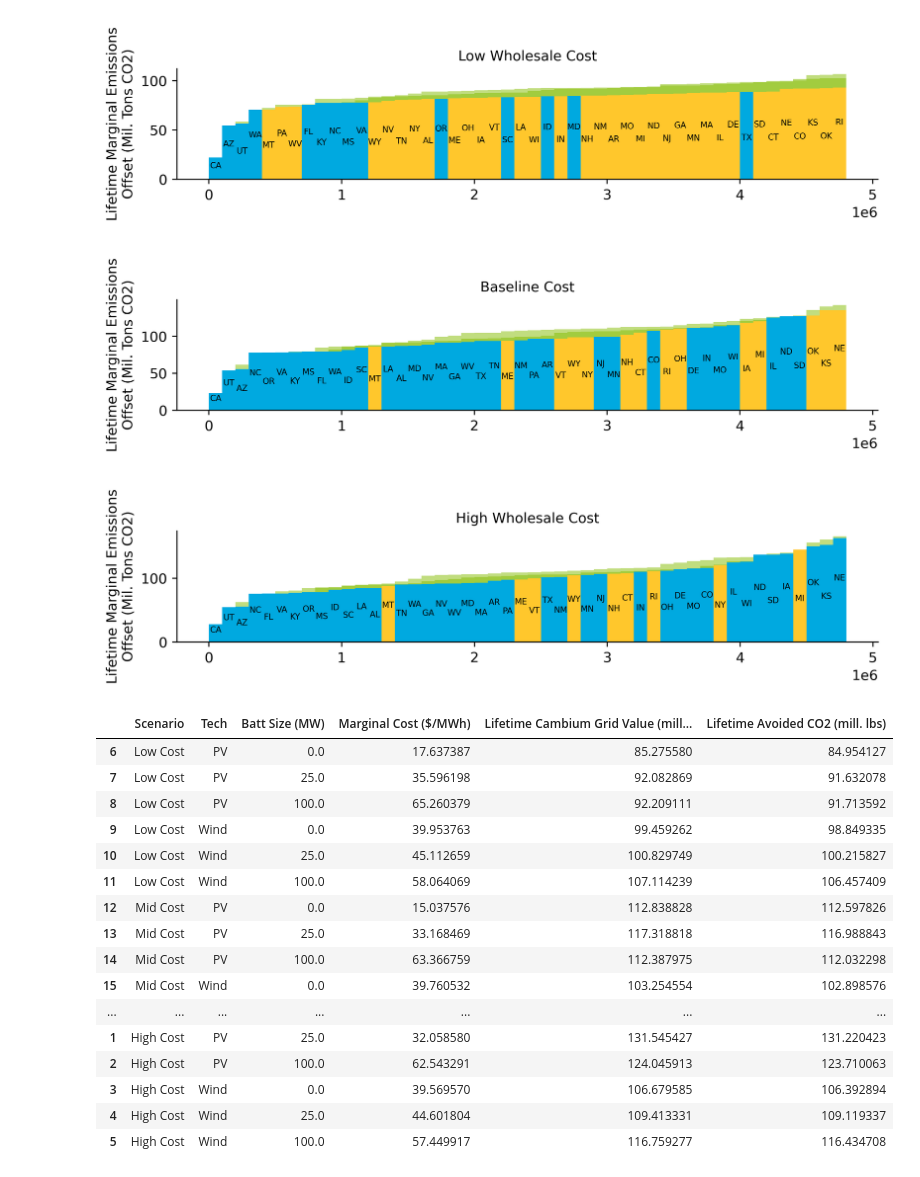
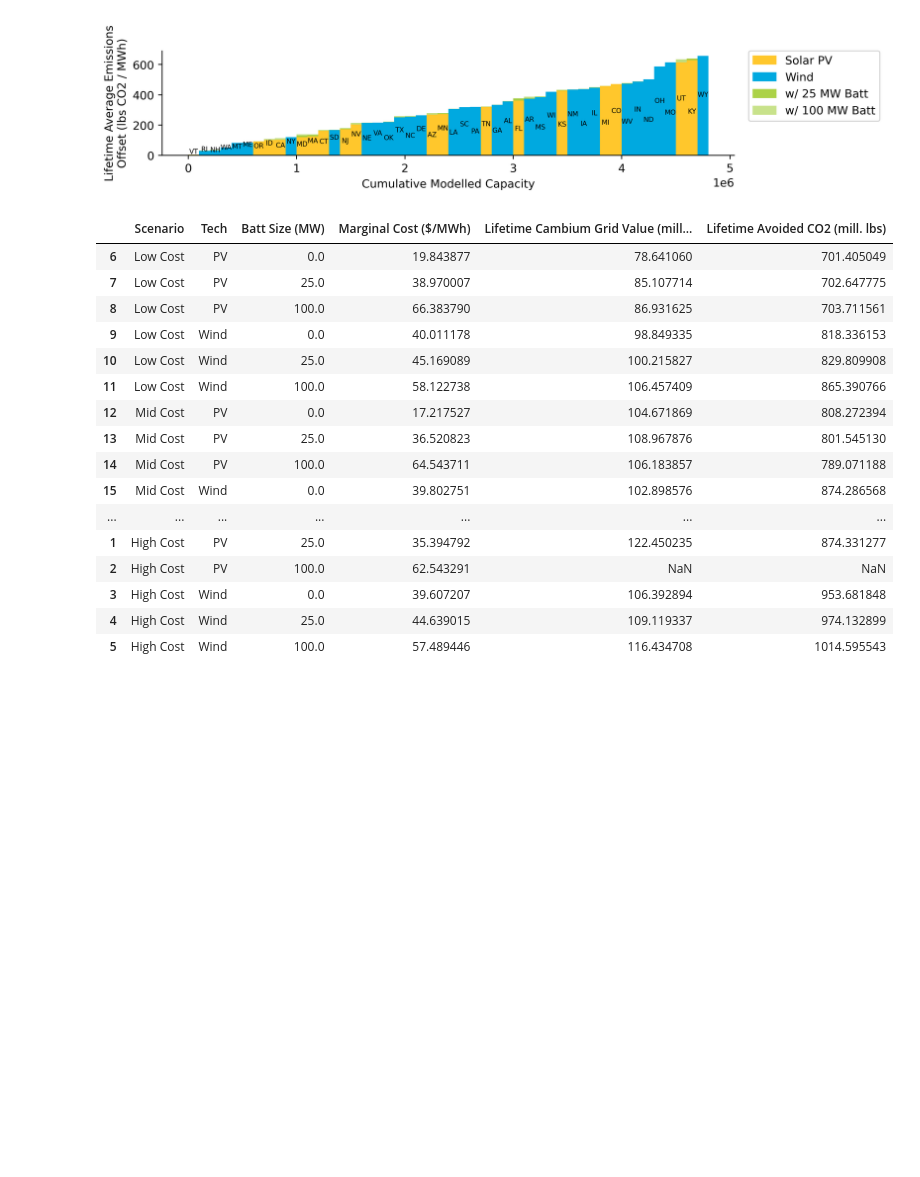
Before and after one commit to NREL/vapor, a Jupyter notebook: notebooks/viz_supply_curves.ipynb, the cells around one changed output. Cells and saved outputs as stored; diff of their text form; code cells hidden in the pictures; blank space fills up the shorter version.

```diff
--- a/notebooks/viz_supply_curves.ipynb
+++ b/notebooks/viz_supply_curves.ipynb
@@ -36,6 +36,8 @@ for opt_var in opt_vars:
 
 
 results = pd.concat(dfs, axis='rows')
+# %%
+results['lifetime_cambium_co2_rate_avg_mwh'] = results['lifetime_cambium_co2_rate_avg'] / results['lifetime_output_mwh']
 # %%
 Viz = vapor.Visualizer(results=results, aggregate_region=aggregate_region)
 # %%
@@ -50,17 +50,15 @@ Viz.supply_curve(opt_var, 'StdScen19_High_RE_Cost', batt_sizes=[25, 100], legend
 # %%
-opt_var = 'lifetime_co2_rate_marginal'
-label = 'Lifetime Marginal Emissions\nOffset (Mil. Tons CO2)'
-Viz.supply_curve(opt_var, 'StdScen19_Low_RE_Cost', batt_sizes=[25, 100], legend=False, label=label)
-Viz.supply_curve(opt_var, 'StdScen19_Mid_Case', batt_sizes=[25, 100], legend=False, label=label)
-Viz.supply_curve(opt_var, 'StdScen19_High_RE_Cost', batt_sizes=[25, 100], legend=False, label=label)
+opt_var = 'lifetime_cambium_co2_rate_avg_mwh'
+label = 'Lifetime Average Emissions\nOffset (lbs CO2 / MWh)'
+# Viz.supply_curve(opt_var, 'StdScen19_Low_RE_Cost', batt_sizes=[25, 100], legend=False, label=label)
+Viz.supply_curve(opt_var, 'StdScen19_Mid_Case', batt_sizes=[25, 100], legend=True, label=label)
+# Viz.supply_curve(opt_var, 'StdScen19_High_RE_Cost', batt_sizes=[25, 100], legend=False, label=label)
 # %% [output]
-[figure, old version]
+[figure, new version]
-[figure, removed]
-[figure, removed]
 # %%
 grouped = results.groupby(['scenario','tech','batt_size'], as_index=False)\
-                [['marginal_cost_mwh','lifetime_cambium_total_value','lifetime_co2_rate_avg']].mean()
-grouped[['lifetime_co2_rate_avg','lifetime_cambium_total_value']] /= 1e6
+                [['marginal_cost_mwh','lifetime_cambium_grid_value','lifetime_cambium_co2_rate_avg']].mean()
+grouped[['lifetime_cambium_co2_rate_avg','lifetime_cambium_grid_value']] /= 1e6
 
 rename_dict = {'StdScen19_High_RE_Cost':'High Cost', 'StdScen19_Mid_Case':'Mid Cost', 'StdScen19_Low_RE_Cost':'Low Cost'}
 grouped['scenario'] = grouped['scenario'].map(rename_dict)
@@ -75,22 +73,22 @@ grouped.to_csv(os.path.join('images','supply_curve_table.csv'))
 grouped
 # %% [output]
 |  | Scenario | Tech | Batt Size (MW) | Marginal Cost ($/MWh) | Lifetime Cambium Grid Value (mill... | Lifetime Avoided CO2 (mill. lbs) |
-| 6 | Low Cost | PV | 0.0 | 17.637387 | 85.275580 | 84.954127 |
-| 7 | Low Cost | PV | 25.0 | 35.596198 | 92.082869 | 91.632078 |
-| 8 | Low Cost | PV | 100.0 | 65.260379 | 92.209111 | 91.713592 |
-| 9 | Low Cost | Wind | 0.0 | 39.953763 | 99.459262 | 98.849335 |
-| 10 | Low Cost | Wind | 25.0 | 45.112659 | 100.829749 | 100.215827 |
-| 11 | Low Cost | Wind | 100.0 | 58.064069 | 107.114239 | 106.457409 |
-| 12 | Mid Cost | PV | 0.0 | 15.037576 | 112.838828 | 112.597826 |
-| 13 | Mid Cost | PV | 25.0 | 33.168469 | 117.318818 | 116.988843 |
-| 14 | Mid Cost | PV | 100.0 | 63.366759 | 112.387975 | 112.032298 |
-| 15 | Mid Cost | Wind | 0.0 | 39.760532 | 103.254554 | 102.898576 |
+| 6 | Low Cost | PV | 0.0 | 19.843877 | 78.641060 | 701.405049 |
+| 7 | Low Cost | PV | 25.0 | 38.970007 | 85.107714 | 702.647775 |
+| 8 | Low Cost | PV | 100.0 | 66.383790 | 86.931625 | 703.711561 |
+| 9 | Low Cost | Wind | 0.0 | 40.011178 | 98.849335 | 818.336153 |
+| 10 | Low Cost | Wind | 25.0 | 45.169089 | 100.215827 | 829.809908 |
+| 11 | Low Cost | Wind | 100.0 | 58.122738 | 106.457409 | 865.390766 |
+| 12 | Mid Cost | PV | 0.0 | 17.217527 | 104.671869 | 808.272394 |
+| 13 | Mid Cost | PV | 25.0 | 36.520823 | 108.967876 | 801.545130 |
+| 14 | Mid Cost | PV | 100.0 | 64.543711 | 106.183857 | 789.071188 |
+| 15 | Mid Cost | Wind | 0.0 | 39.802751 | 102.898576 | 874.286568 |
 | ... | ... | ... | ... | ... | ... | ... |
-| 1 | High Cost | PV | 25.0 | 32.058580 | 131.545427 | 131.220423 |
-| 2 | High Cost | PV | 100.0 | 62.543291 | 124.045913 | 123.710063 |
-| 3 | High Cost | Wind | 0.0 | 39.569570 | 106.679585 | 106.392894 |
-| 4 | High Cost | Wind | 25.0 | 44.601804 | 109.413331 | 109.119337 |
-| 5 | High Cost | Wind | 100.0 | 57.449917 | 116.759277 | 116.434708 |
+| 1 | High Cost | PV | 25.0 | 35.394792 | 122.450235 | 874.331277 |
+| 2 | High Cost | PV | 100.0 | 62.543291 | NaN | NaN |
+| 3 | High Cost | Wind | 0.0 | 39.607207 | 106.392894 | 953.681848 |
+| 4 | High Cost | Wind | 25.0 | 44.639015 | 109.119337 | 974.132899 |
+| 5 | High Cost | Wind | 100.0 | 57.489446 | 116.434708 | 1014.595543 |
 # %%
 # spaghetti plot of existing 'lifetime_cambium_total_value' through 2050
 # spaghetti plot of existing co2 through 2050
```
Also changed, not shown: parts of 2 cells of this notebook, 4 other files.
